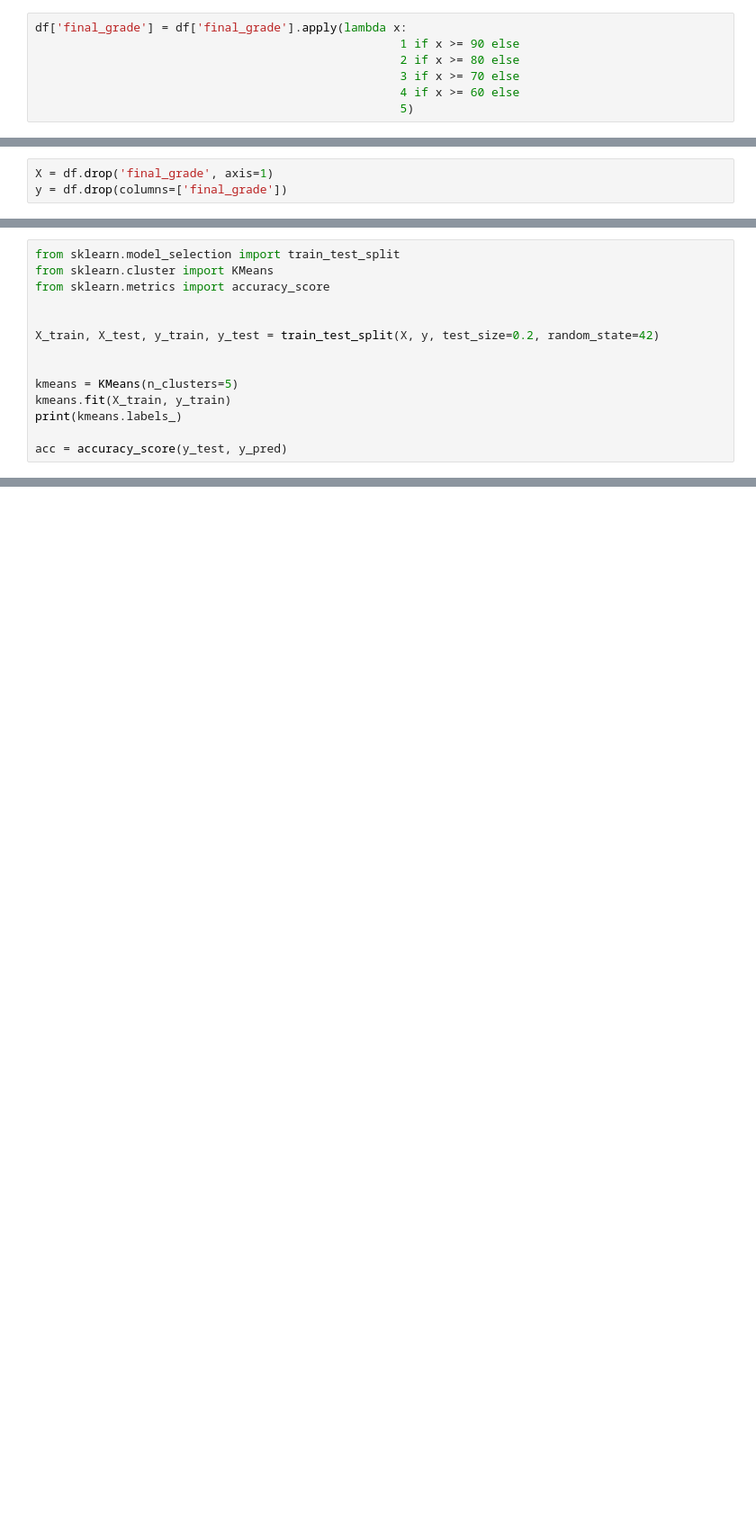
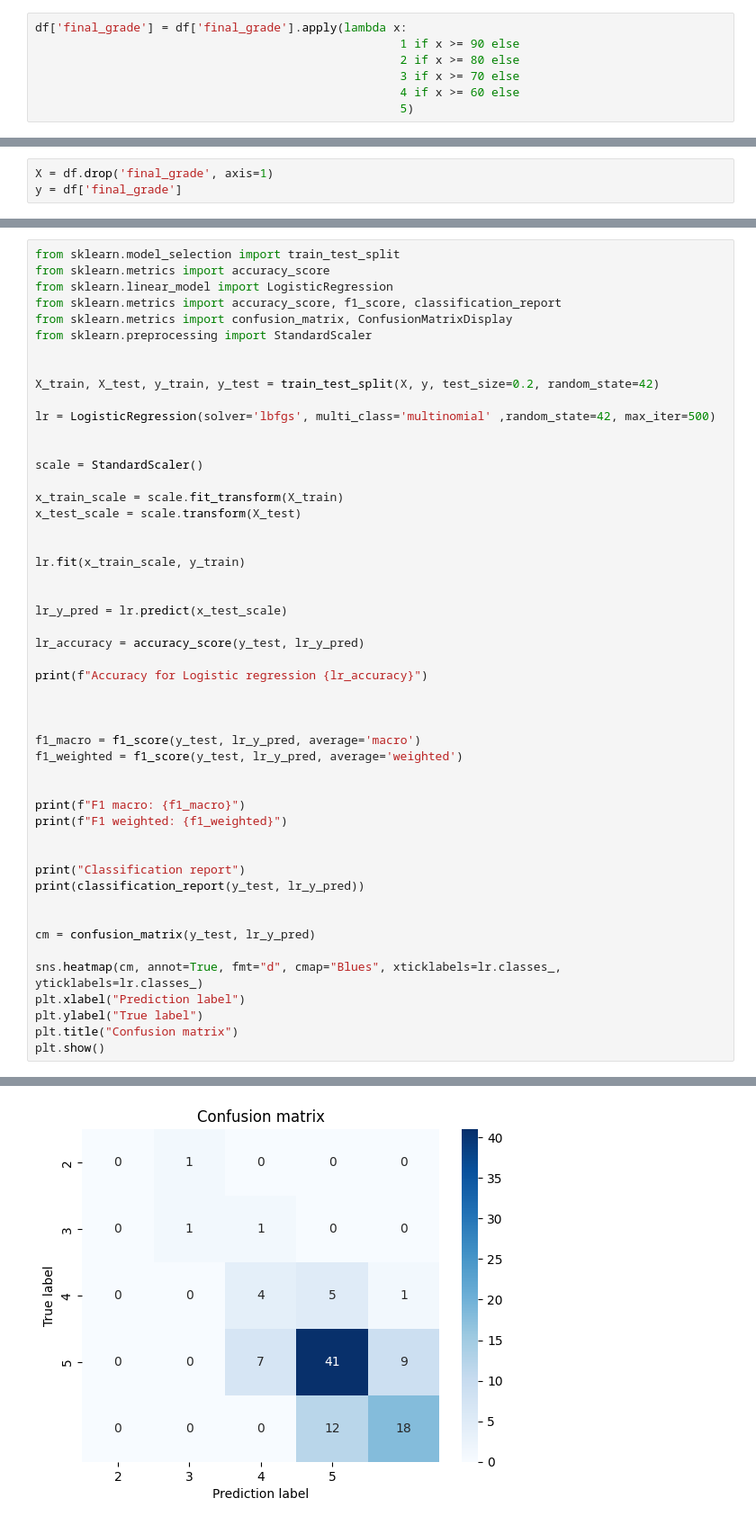
Before and after one commit to lagonzalez1/educational_ml_analysis, a Jupyter notebook: student_study_habbits/education_dep.ipynb, the cells around one changed output, grey strips where cells are left out. Shown: that part at 90% size. Saved outputs shown, nothing was run; the diff lists cells and outputs as text; blank space fills up the shorter version.

```diff
--- a/student_study_habbits/education_dep.ipynb
+++ b/student_study_habbits/education_dep.ipynb
@@ -110,3 +124,3 @@ df.head()
 # %%
 X = df.drop('final_grade', axis=1)
-y = df.drop(columns=['final_grade'])
+y = df['final_grade']
@@ -113,15 +160,51 @@ y = df.drop(columns=['final_grade'])
 # %%
 from sklearn.model_selection import train_test_split
-from sklearn.cluster import KMeans
 from sklearn.metrics import accuracy_score
+from sklearn.linear_model import LogisticRegression
+from sklearn.metrics import accuracy_score, f1_score, classification_report
+from sklearn.metrics import confusion_matrix, ConfusionMatrixDisplay
+from sklearn.preprocessing import StandardScaler
 
 
 X_train, X_test, y_train, y_test = train_test_split(X, y, test_size=0.2, random_state=42)
 
+lr = LogisticRegression(solver='lbfgs', multi_class='multinomial' ,random_state=42, max_iter=500)
 
-kmeans = KMeans(n_clusters=5)
-kmeans.fit(X_train, y_train)
-print(kmeans.labels_)
 
-acc = accuracy_score(y_test, y_pred)
+scale = StandardScaler()
+
+x_train_scale = scale.fit_transform(X_train)
+x_test_scale = scale.transform(X_test)
+
+
+lr.fit(x_train_scale, y_train)
+
+
+lr_y_pred = lr.predict(x_test_scale)
+
+lr_accuracy = accuracy_score(y_test, lr_y_pred)
+
+print(f"Accuracy for Logistic regression {lr_accuracy}")
+
+
+
+f1_macro = f1_score(y_test, lr_y_pred, average='macro')
+f1_weighted = f1_score(y_test, lr_y_pred, average='weighted')
+
+
+print(f"F1 macro: {f1_macro}")
+print(f"F1 weighted: {f1_weighted}")
+
+
+print("Classification report")
+print(classification_report(y_test, lr_y_pred))
+
+
+cm = confusion_matrix(y_test, lr_y_pred)
+
+sns.heatmap(cm, annot=True, fmt="d", cmap="Blues", xticklabels=lr.classes_, yticklabels=lr.classes_)
+plt.xlabel("Prediction label")
+plt.ylabel("True label")
+plt.title("Confusion matrix")
+plt.show()
 # %% [output]
@@ -139,0 +226 @@ TypeError: _BaseKMeans.predict() takes 2 positional arguments but 3 were given
+[figure, added]
```
Also changed, not shown: parts of 22 cells of this notebook.
